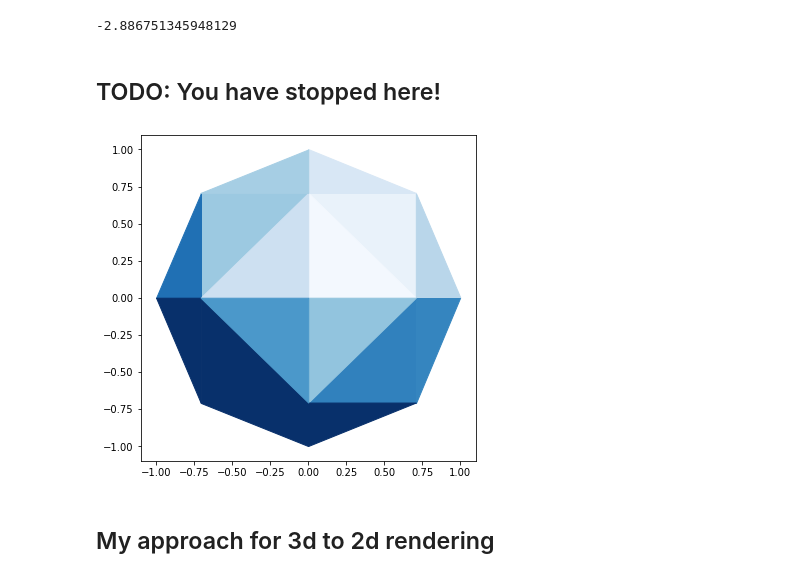
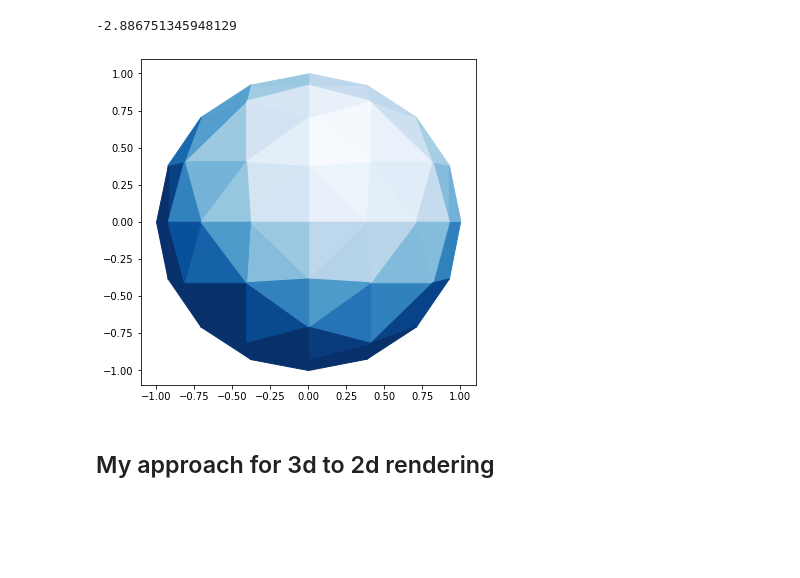
Before and after one commit to saradhimpardha/math_for_programmers, a Jupyter notebook: chapter_03/ch03_exercises.ipynb, the cells around one changed output. Cells and saved outputs as stored; diff of their text form; code cells hidden in the pictures; blank space fills up the shorter version.

```diff
--- a/chapter_03/ch03_exercises.ipynb
+++ b/chapter_03/ch03_exercises.ipynb
@@ -587,8 +590,6 @@ component(v, right)
 component(v, up)
 # %% [output]
 -2.886751345948129
-# %% [markdown]
-## TODO: You have stopped here!
 # %%
 def split(face):
     midpoints = [unit(add(face[i], face[(i+1)%len(face)])) for i in range(0,len(face))]
@@ -605,9 +606,9 @@ def rec_split(faces, depth=0):
 def sphere_approx(n):
     return rec_split(octahedron,n)
 # %%
-render(sphere_approx(1), lines=None)
+render(sphere_approx(2), lines=None)
 # %% [output]
-[figure, old version]
+[figure, new version]
 # %% [markdown]
 ## My approach for 3d to 2d rendering
 # %% [markdown]
```
Also changed, not shown: parts of 12 cells of this notebook.
